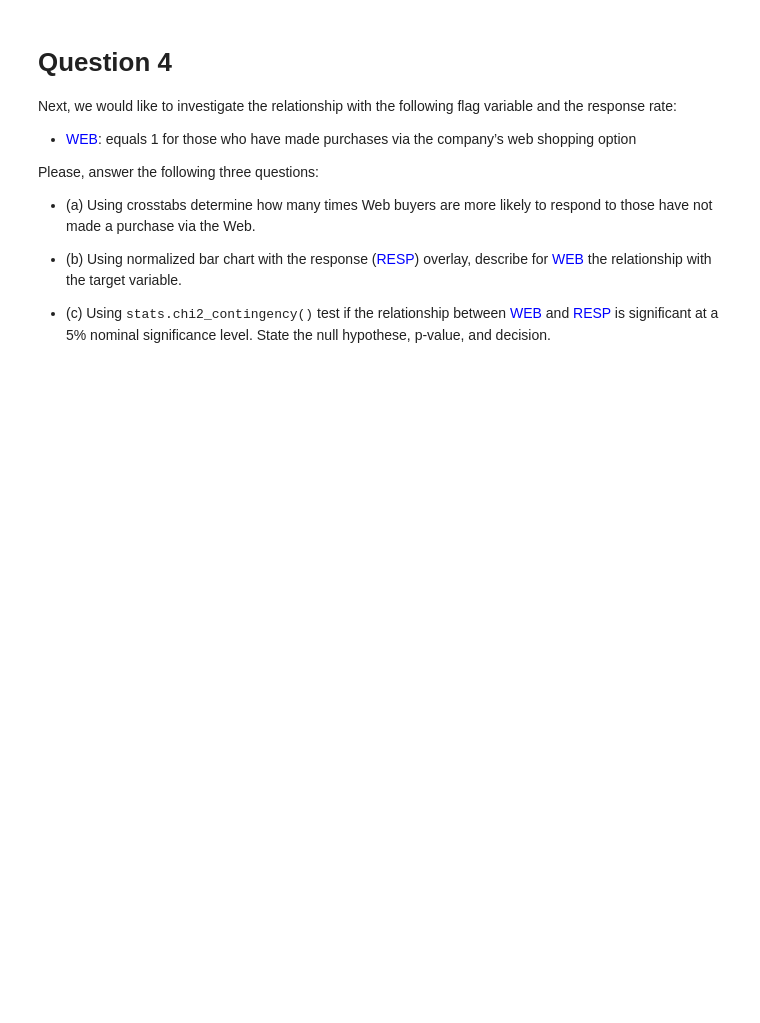
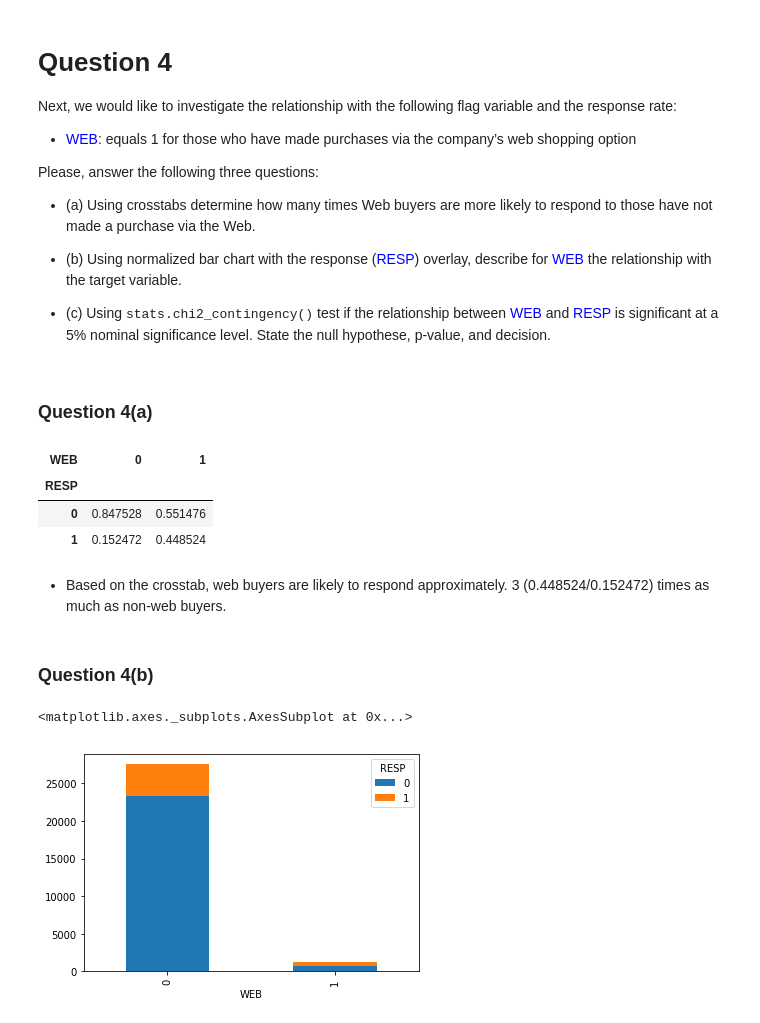
Before and after one commit to narendraparigi1987/datastewardship, a Jupyter notebook: assignment2/Assignment2.ipynb, the cells around one changed output. Cells and saved outputs as stored; diff of their text form; code cells hidden in the pictures; blank space fills up the shorter version.

Commit message:
started the 4th question

```diff
--- a/assignment2/Assignment2.ipynb
+++ b/assignment2/Assignment2.ipynb
@@ -249,3 +249,22 @@ Please, answer the following three questions:
 - (b) Using normalized bar chart with the response (<font color='blue'>RESP</font>) overlay, describe for <font color='blue'>WEB</font> the relationship with the target variable.
 
 - (c) Using <tt>stats.chi2_contingency()</tt> test if the relationship between <font color='blue'>WEB</font> and <font color='blue'>RESP</font> is significant at a 5% nominal significance level. State the null hypothese, p-value, and decision.
+# %% [markdown]
+### Question 4(a)
+# %%
+pd.crosstab(df.RESP, df.WEB).apply(lambda column: column/column.sum(), axis=0)
+# %% [output]
+| WEB | 0 | 1 |
+| RESP |  |  |
+| 0 | 0.847528 | 0.551476 |
+| 1 | 0.152472 | 0.448524 |
+# %% [markdown]
+- Based on the crosstab, web buyers are likely to respond approximately. 3 (0.448524/0.152472) times as much as non-web buyers.
+# %% [markdown]
+### Question 4(b)
+# %%
+df_crosstab = pd.crosstab(df.WEB, df.RESP)
+df_crosstab.plot(kind='bar', stacked=True)
+# %% [output]
+<matplotlib.axes._subplots.AxesSubplot at 0x...>
+[figure, added]
```
Also changed, not shown: parts of 3 cells of this notebook.
